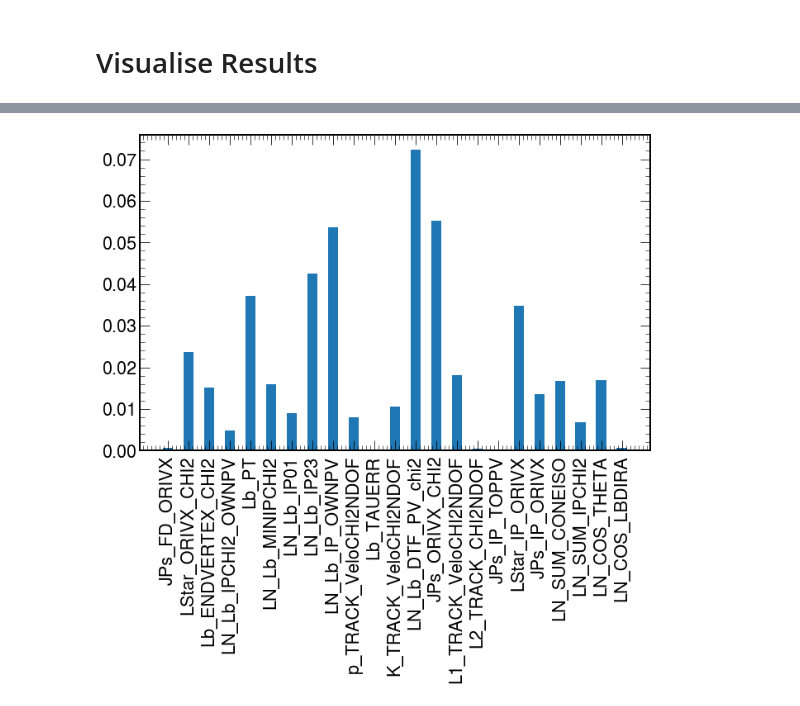
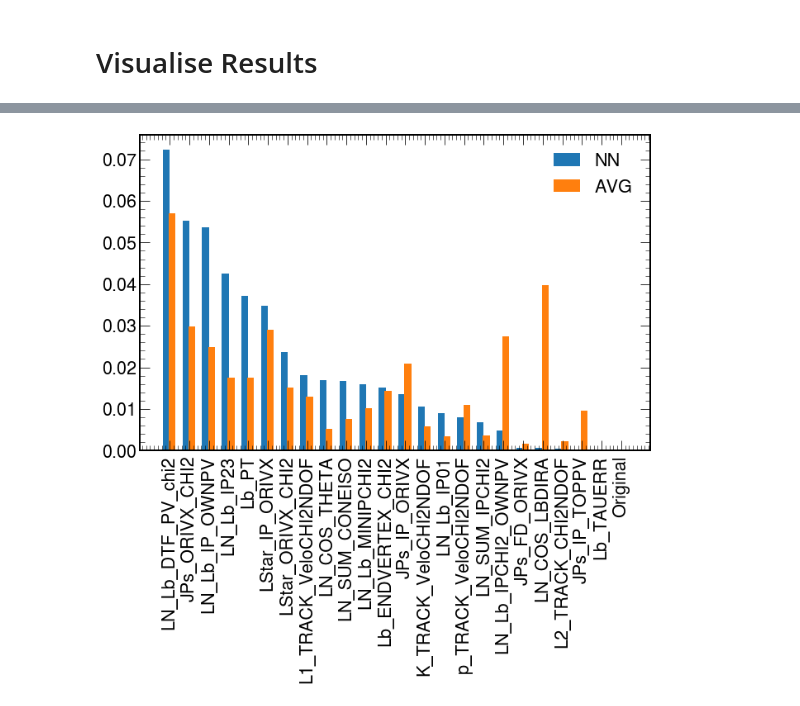
Before and after one commit to ChandlerKenworthy/Y4RareDecayProject, a Jupyter notebook: model_evaluation/feature_evaluation.ipynb, the cells around one changed output, grey strips where cells are left out. Saved outputs shown, nothing was run; the diff lists cells and outputs as text; code cells hidden in the pictures.

```diff
--- a/model_evaluation/feature_evaluation.ipynb
+++ b/model_evaluation/feature_evaluation.ipynb
@@ -212,7 +241,12 @@ test_df.head()
+# %%
+import pandas as pd
+import numpy as np
+import matplotlib.pyplot as plt
+import mplhep as hep
+plt.style.use([hep.style.ROOT, hep.style.firamath])
 # %%
+test_df = pd.read_csv('Permutation_Importance_Test_F1_Scores.csv', index_col='Model')
+features = test_df.columns.to_list()
 # Plot the difference in the observed F1 score as a bar chart for each model (row)
 test_df = test_df.T # Transpose so we can access the models as columns which is more natural
-
-diffs = []
-for model_name in models.keys():
-    diffs.append(np.array([test_df['NN'].loc['Original'] - test_df['NN'].loc[feature] for feature in features if feature != 'Original']))
+test_df.head()
@@ -227,0 +260,12 @@ array([7.521600e-04, 2.366490e-02, 1.508570e-02, 4.788700e-03,
+# %%
+test_diff_df = pd.DataFrame({'Features': features})
+test_diff_df.set_index('Features', inplace=True)
+
+for model in test_df.columns.to_list():
+    diffs = np.array([test_df[model].loc['Original'] - test_df[model].loc[feature] for feature in features])
+    test_diff_df[model] = diffs
+
+test_diff_df['AVG'] = np.average(test_diff_df[['NN', 'XGB', 'RFC', 'DTC', 'KNN']], weights=test_df.loc['Original'], axis=1)
+
+test_diff_df.sort_values(by='NN', ascending=False, inplace=True)
+test_diff_df.head()
@@ -227,0 +280,3 @@ array([7.521600e-04, 2.366490e-02, 1.508570e-02, 4.788700e-03,
+# %%
+test_diff_df.sort_values(by='AVG', ascending=False, inplace=True)
+test_diff_df.head()
@@ -228,8 +291,14 @@ array([7.521600e-04, 2.366490e-02, 1.508570e-02, 4.788700e-03,
 # %%
 fig, ax = plt.subplots(1, 1)
-ax.bar([f for f in features if f != 'Original'], diffs[0], width=0.5)
-plt.xticks(rotation=90)
+N = np.arange(len(test_diff_df.index))
+width = 0.35
+
+ax.bar(N, test_diff_df['NN'], width=width, label='NN')
+ax.bar(N + 0.3, test_diff_df['AVG'], width=width, label='AVG')
+
+plt.xticks(N + width / 2, test_diff_df.index.to_list(), rotation=90)
+plt.legend()
 plt.tight_layout()
 plt.show()
 # %% [output]
-[figure, old version]
+[figure, new version]
```
Also changed, not shown: parts of 7 cells of this notebook, 2 other files.
